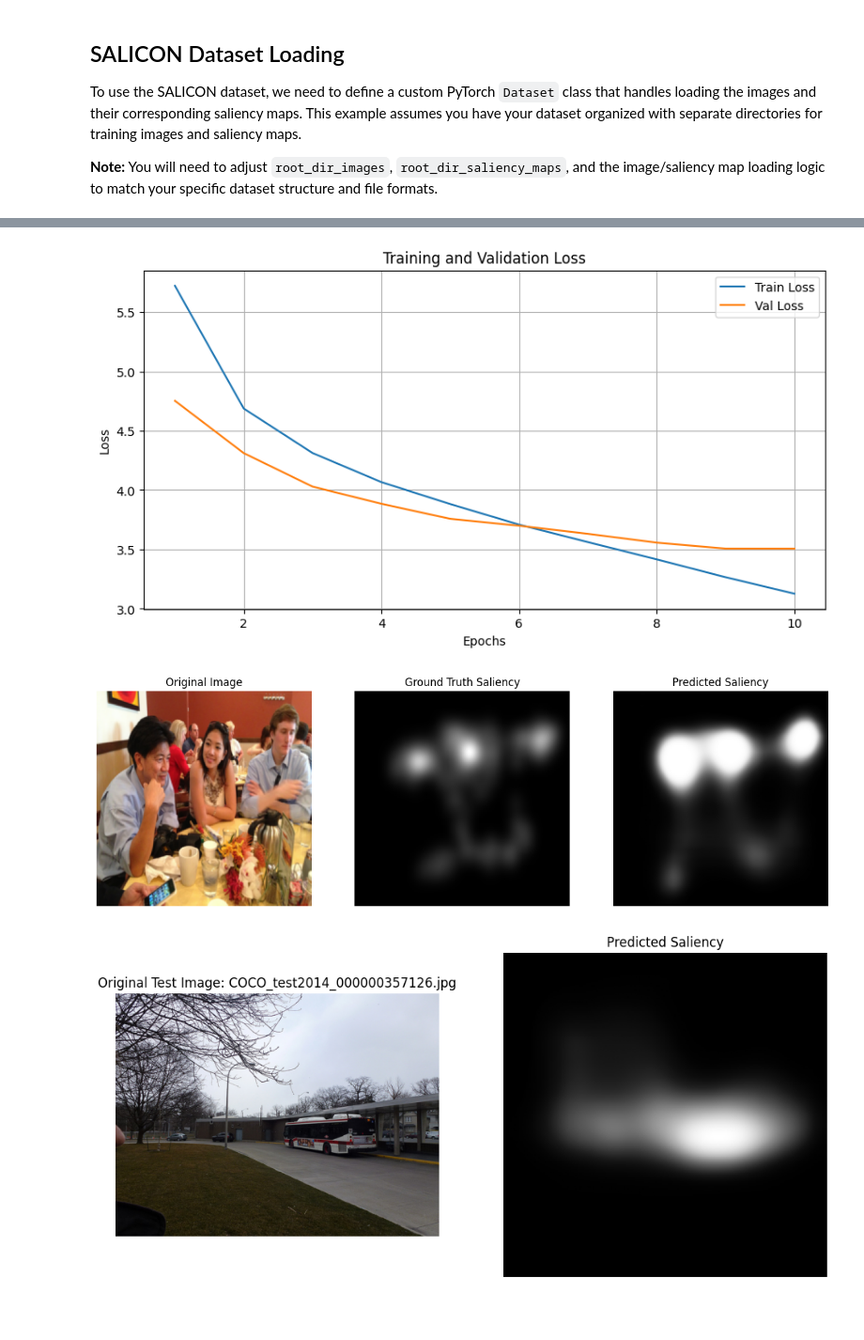
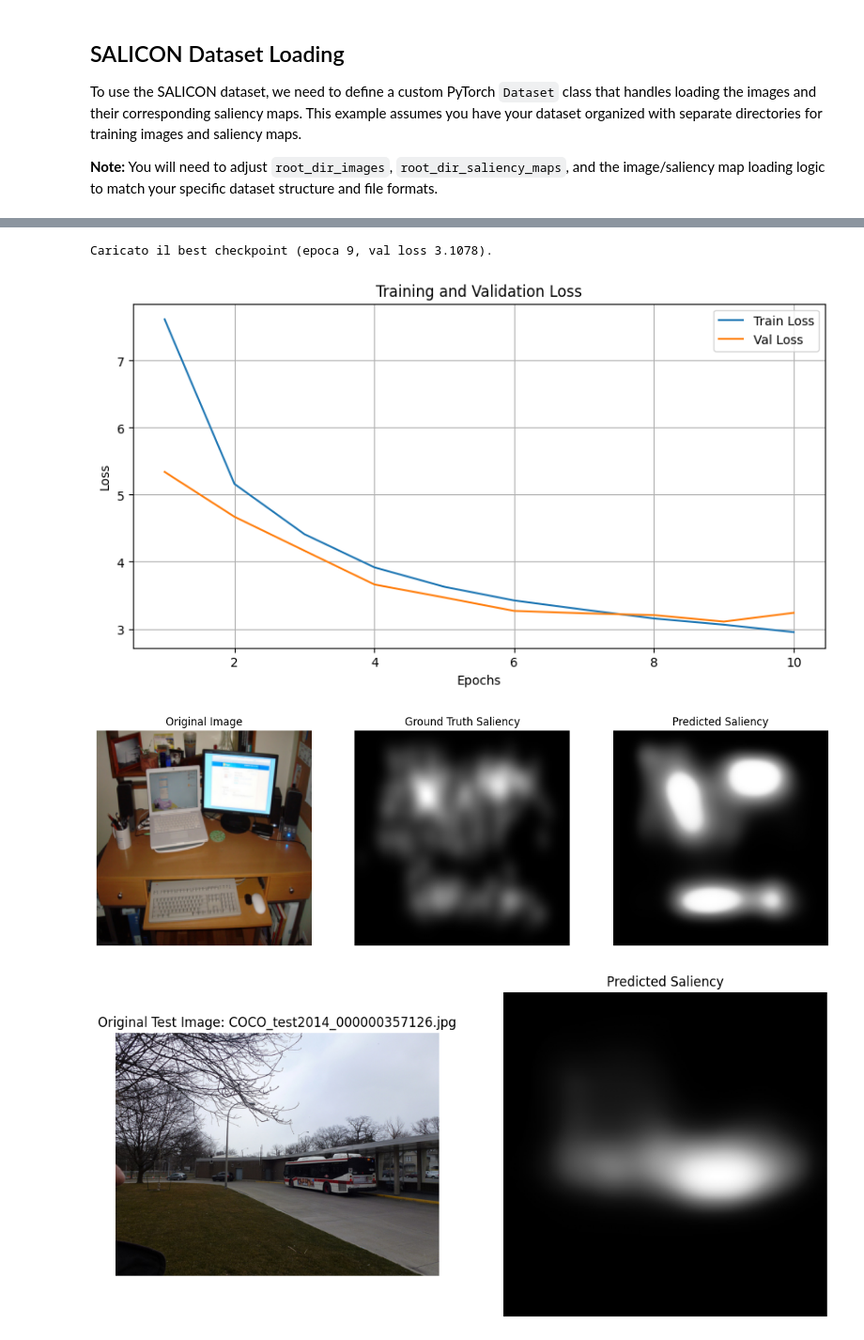
Before and after one commit to SebastianoColombini/NN_DL_project, a Jupyter notebook: v1.0.ipynb, the cells around one changed output, grey strips where cells are left out. Shown at 94% size. Saved outputs shown, nothing was run; the diff lists cells and outputs as text; code cells hidden in the pictures; blank space fills up the shorter version.

```diff
--- a/v1.0.ipynb
+++ b/v1.0.ipynb
@@ -23,11 +23,13 @@ import matplotlib.pyplot as plt
 import random
 # %%
 version = {
-    "version_name": "alpha",
-    "lr": 0.0002,
+    "version_name": "1.0",
+    "lr": 0.001,
     "epochs":10,
     "batch_size":16,
-    "optimizer": "Adam"
+    "optimizer": "Adam",
+    "patience": 5,
+    "min_delta": 1e-4
 
 }
 # %% [markdown]
@@ -152,7 +156,7 @@ class SALICONDataset(Dataset):
         return image, saliency_map
 
 transforms_train = transforms.Compose([
-    transforms.Resize((224, 224)),
+    transforms.Resize((480,640)),
     transforms.ToTensor(),
 ])
 
@@ -415,8 +422,8 @@ total_epochs = version["epochs"]
 lr = version["lr"]
 
 # --- Early stopping config ---
-patience = 5        # epoche consecutive senza miglioramento della val loss prima di fermarsi
-min_delta = 1e-4    # miglioramento minimo (in val loss) per essere considerato "vero" miglioramento
+patience = version["patience"]        # epoche consecutive senza miglioramento della val loss prima di fermarsi
+min_delta = version["min_delta"]      # miglioramento minimo (in val loss) per essere considerato "vero" miglioramento
 
 encoder = Encoder()
 decoder3 = Decoder3()
@@ -640,6 +665,8 @@ decoder5.load_state_dict(torch.load(best_decoder5_path))
 final.load_state_dict(torch.load(best_final_path))
 
 print(f"Caricato il best checkpoint (epoca {best_epoch}, val loss {best_val_loss:.4f}).")
+# %% [output]
+Caricato il best checkpoint (epoca 9, val loss 3.1078).
 # %%
 # Plotting Train/Validation errors
 plt.figure(figsize=(10, 5))
@@ -652,37 +679,37 @@ plt.legend()
 plt.grid(True)
 plt.show()
 # %% [output]
-[figure, old version]
+[figure, new version]
 # %%
 with torch.no_grad():
-    img_idx = 4
+    img_idx = 1
 
     # first element of the last image batch
     sample_img = image_batch[img_idx].cpu()
     sample_gt = saliency_map_batch[img_idx].cpu()
     sample_pred = final_saliency_map[img_idx].cpu()
 
     # Unnormalize image for visualization (assuming ToTensor() was used)
     img_display = sample_img.permute(1, 2, 0).numpy()
     gt_display = sample_gt.squeeze().numpy()
     pred_display = sample_pred.squeeze().numpy()
 
     fig, axes = plt.subplots(1, 3, figsize=(15, 5))
     axes[0].imshow(img_display)
     axes[0].set_title('Original Image')
     axes[0].axis('off')
 
     axes[1].imshow(gt_display, cmap='gray')
     axes[1].set_title('Ground Truth Saliency')
     axes[1].axis('off')
 
     axes[2].imshow(pred_display, cmap='gray')
     axes[2].set_title('Predicted Saliency')
     axes[2].axis('off')
 
     plt.show()
 # %% [output]
-[figure, old version]
+[figure, new version]
 # %%
 
 
```
Also changed, not shown: parts of 4 cells of this notebook.
